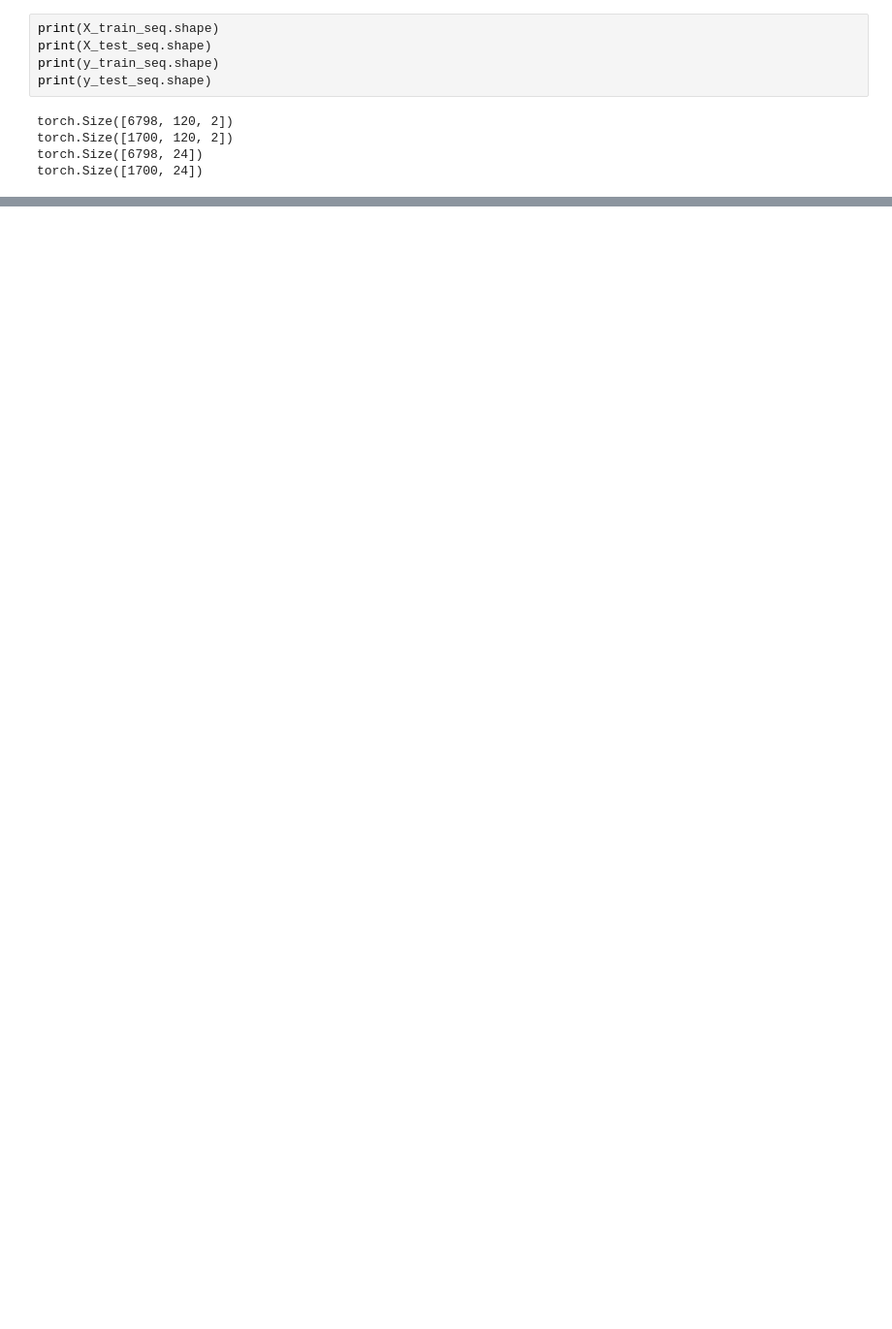
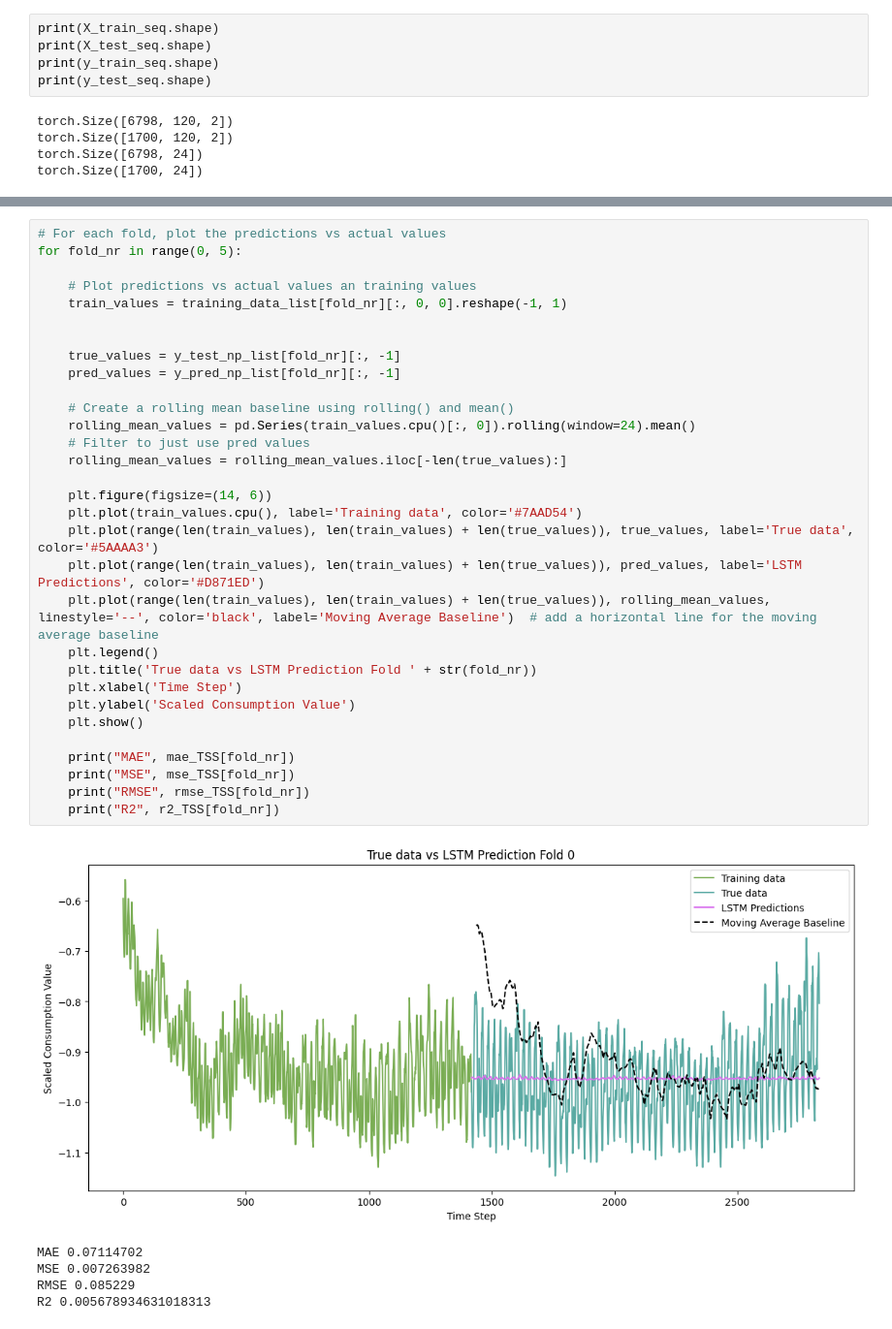
Before and after one commit to andershc/Consumption-LSTM, a Jupyter notebook: ANEO-LSTM.ipynb, the cells around one changed output, grey strips where cells are left out. Shown at 97% size. Saved outputs shown, nothing was run; the diff lists cells and outputs as text; blank space fills up the shorter version.

```diff
--- a/ANEO-LSTM.ipynb
+++ b/ANEO-LSTM.ipynb
@@ -337,0 +438,37 @@ ValueError: x and y must have same first dimension, but have shapes (24,) and (1
+# %%
+# For each fold, plot the predictions vs actual values
+for fold_nr in range(0, 5):
+
+    # Plot predictions vs actual values an training values
+    train_values = training_data_list[fold_nr][:, 0, 0].reshape(-1, 1)
+
+
+    true_values = y_test_np_list[fold_nr][:, -1]
+    pred_values = y_pred_np_list[fold_nr][:, -1]
+
+    # Create a rolling mean baseline using rolling() and mean()
+    rolling_mean_values = pd.Series(train_values.cpu()[:, 0]).rolling(window=24).mean()
+    # Filter to just use pred values
+    rolling_mean_values = rolling_mean_values.iloc[-len(true_values):]
+
+    plt.figure(figsize=(14, 6))
+    plt.plot(train_values.cpu(), label='Training data', color='#7AAD54')
+    plt.plot(range(len(train_values), len(train_values) + len(true_values)), true_values, label='True data', color='#5AAAA3')
+    plt.plot(range(len(train_values), len(train_values) + len(true_values)), pred_values, label='LSTM Predictions', color='#D871ED')
+    plt.plot(range(len(train_values), len(train_values) + len(true_values)), rolling_mean_values, linestyle='--', color='black', label='Moving Average Baseline')  # add a horizontal line for the moving average baseline
+    plt.legend()
+    plt.title('True data vs LSTM Prediction Fold ' + str(fold_nr))
+    plt.xlabel('Time Step')
+    plt.ylabel('Scaled Consumption Value')
+    plt.show()
+
+    print("MAE", mae_TSS[fold_nr])
+    print("MSE", mse_TSS[fold_nr])
+    print("RMSE", rmse_TSS[fold_nr])
+    print("R2", r2_TSS[fold_nr])
+# %% [output]
+[figure, added]
+MAE 0.07114702
+MSE 0.007263982
+RMSE 0.085229
+R2 0.005678934631018313
```
Also changed, not shown: parts of 12 cells of this notebook, 13 other files.
